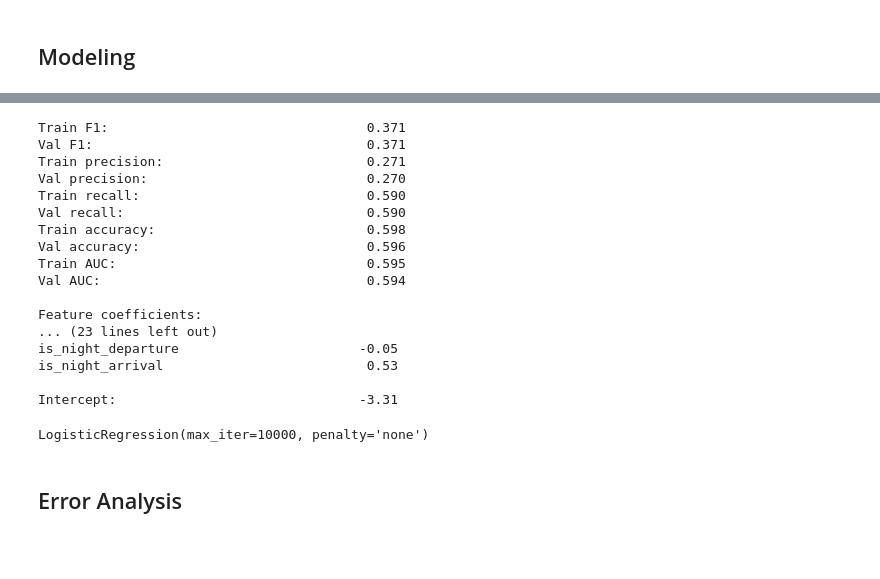
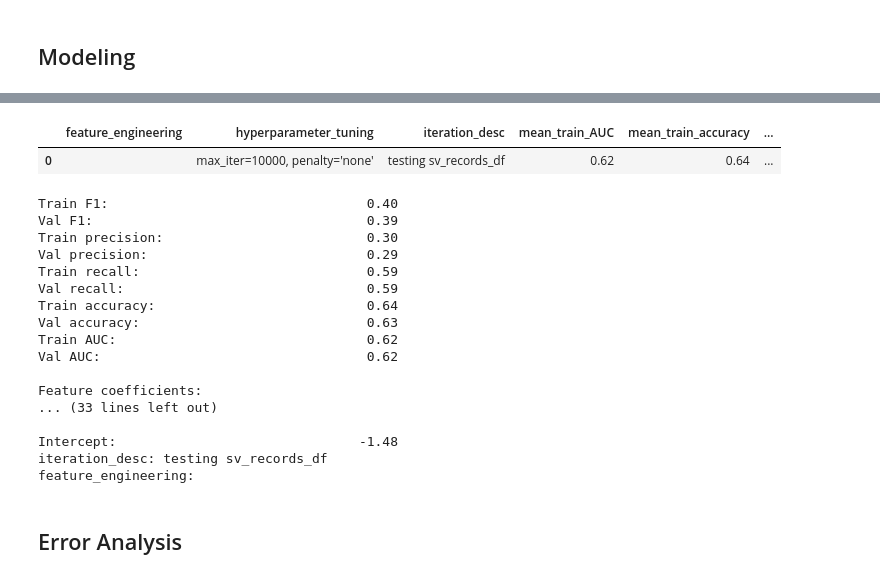
Before and after one commit to binh748/flight-classification, a Jupyter notebook: feature_engineering.ipynb, the cells around one changed output, grey strips where cells are left out. Cells and saved outputs as stored; diff of their text form; code cells hidden in the pictures; blank space fills up the shorter version.

```diff
--- a/feature_engineering.ipynb
+++ b/feature_engineering.ipynb
@@ -1060,24 +1130,30 @@ get_best_threshold_from_roc_curve(fpr, tpr, thresholds)
+# %%
+sv_records_df = pd.DataFrame()
+# %%
+sv_records_df.head()
+# %% [output]
+|  | feature_engineering | hyperparameter_tuning | iteration_desc | mean_train_AUC | mean_train_accuracy | ... |
+| 0 |  | max_iter=10000, penalty='none' | testing sv_records_df | 0.62 | 0.64 | ... |
 # %%
-split_and_simple_validate(lm, X_train_val, y_train_val, threshold=0.2)
+_, sv_records_df = split_and_simple_validate(lm, X_train_val, y_train_val, sv_records_df, threshold=0.2, scale=True)
 # %% [output]
-Train F1:                                 0.371
-Val F1:                                   0.371
-Train precision:                          0.271
-Val precision:                            0.270
-Train recall:                             0.590
-Val recall:                               0.590
-Train accuracy:                           0.598
-Val accuracy:                             0.596
-Train AUC:                                0.595
-Val AUC:                                  0.594
+Train F1:                                 0.40
+Val F1:                                   0.39
+Train precision:                          0.30
+Val precision:                            0.29
+Train recall:                             0.59
+Val recall:                               0.59
+Train accuracy:                           0.64
+Val accuracy:                             0.63
+Train AUC:                                0.62
+Val AUC:                                  0.62
 
 Feature coefficients:
-... (23 lines left out)
-is_night_departure                       -0.05
-is_night_arrival                          0.53
+... (33 lines left out)
 
-Intercept:                               -3.31
+Intercept:                               -1.48
+iteration_desc: testing sv_records_df
+feature_engineering:
-LogisticRegression(max_iter=10000, penalty='none')
 # %% [markdown]
 ## Error Analysis ##
 # %%
```
Also changed, not shown: parts of 61 cells of this notebook, 3 other files.
